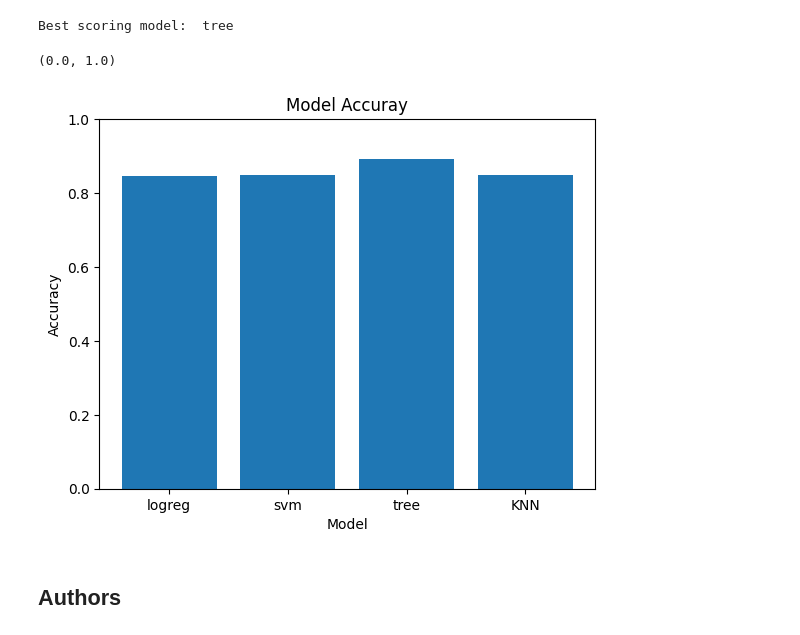
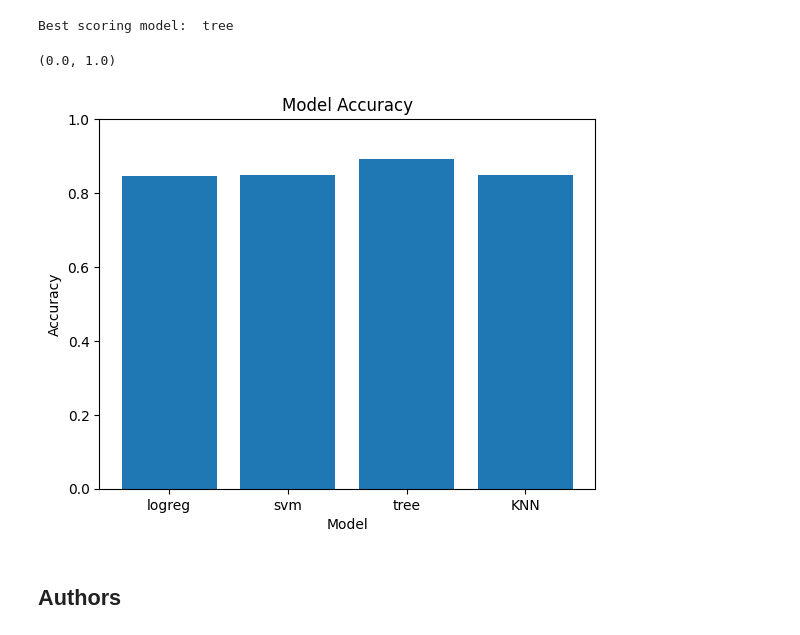
Before and after one commit to LukahConnollySams/Capstone, a Jupyter notebook: SpaceX-Machine-Learning-Prediction-Part-5-v1.ipynb, the cells around one changed output. Drawn from its saved outputs; the diff is of its cells as text; code cells hidden in the pictures.

```diff
--- a/SpaceX-Machine-Learning-Prediction-Part-5-v1.ipynb
+++ b/SpaceX-Machine-Learning-Prediction-Part-5-v1.ipynb
@@ -342,15 +342,14 @@ print("Best scoring model: ", max(acc_dict, key=acc_dict.get))
 # %% [output]
 Best scoring model:  tree
 # %%
-acc_df = pd.DataFrame(acc_dict, columns=["Model", "Score Accuracy"])
 plt.bar(acc_dict.keys(), acc_dict.values())
 plt.title("Model Accuracy")
 plt.xlabel("Model")
 plt.ylabel("Accuracy")
 plt.ylim(0, 1.0)
 # %% [output]
 (0.0, 1.0)
-[figure, old version]
+[figure, new version]
 # %% [markdown]
 ## Authors
 # %% [markdown]
```
